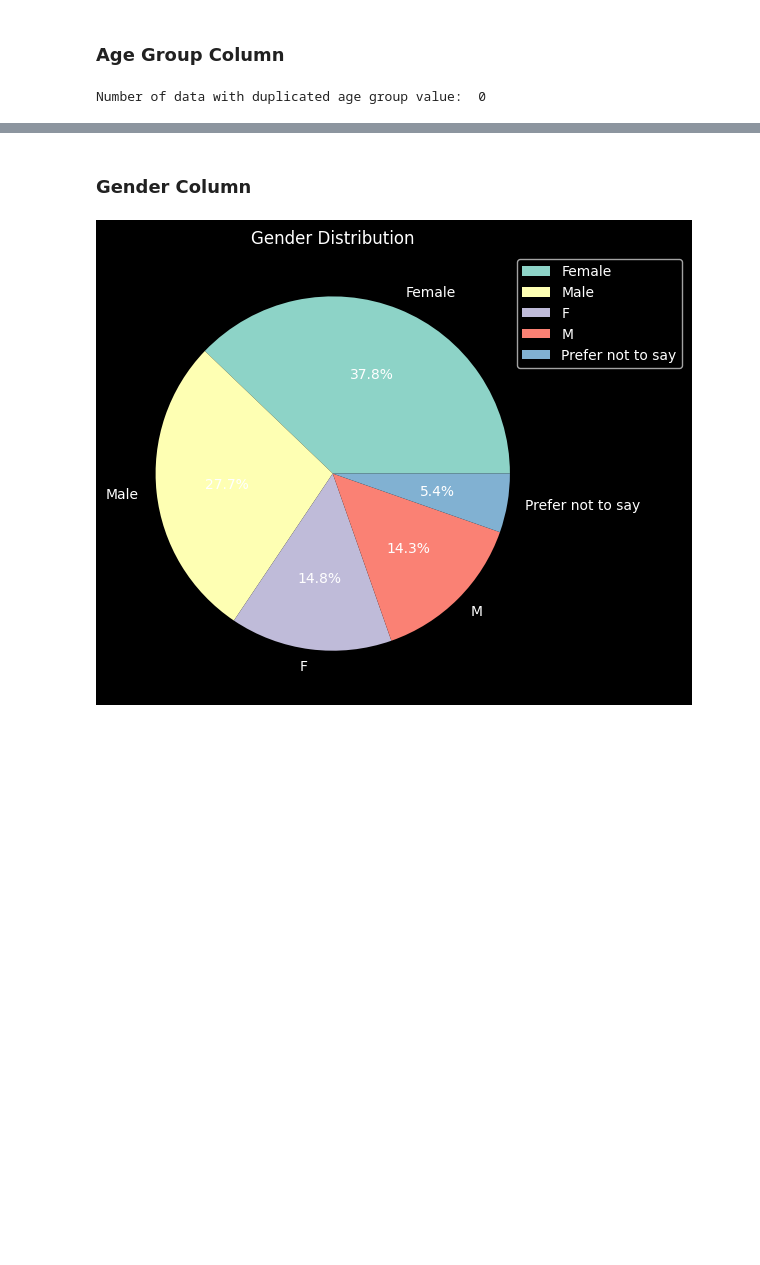
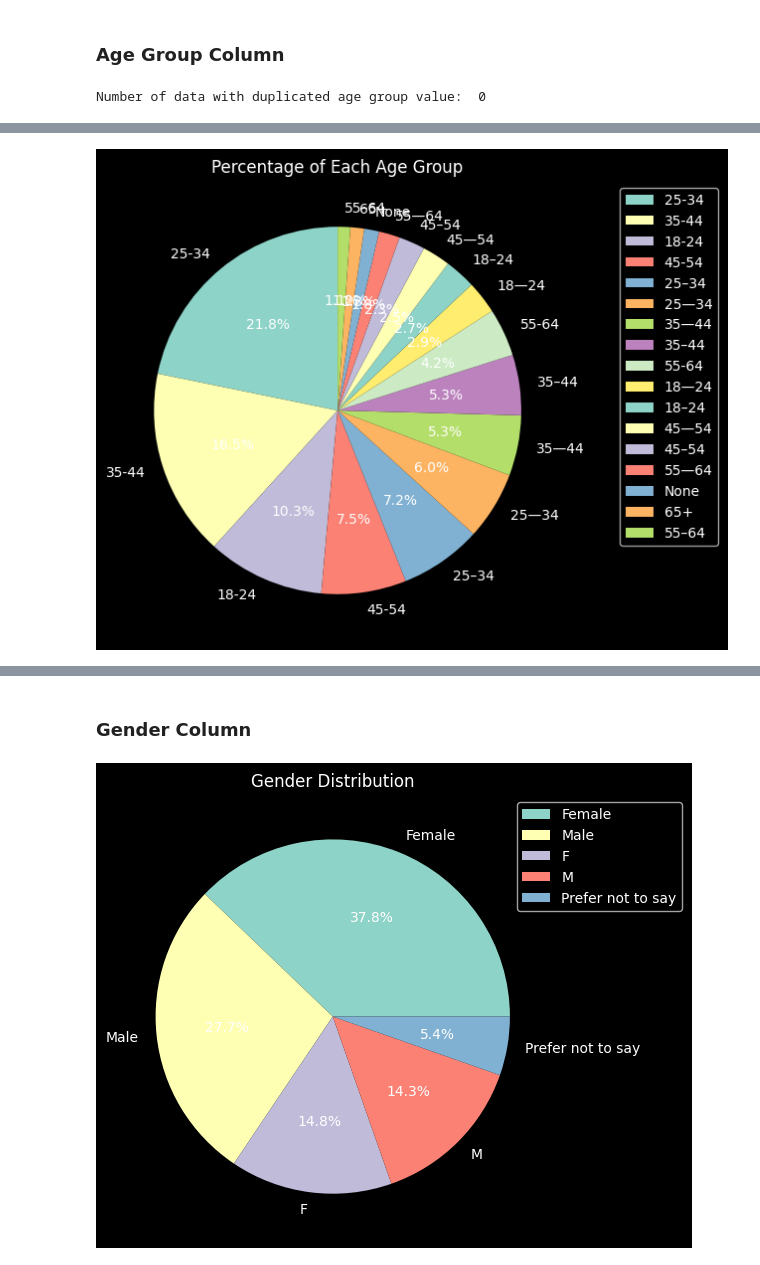
Before and after one commit to trandat9h/retail-sale-data-processing, a Jupyter notebook: Processing.ipynb, the cells around one changed output, grey strips where cells are left out. Cells and saved outputs as stored; diff of their text form; code cells hidden in the pictures; blank space fills up the shorter version.

Commit message:
Add some simple visualisation

```diff
--- a/Processing.ipynb
+++ b/Processing.ipynb
@@ -344,0 +345,18 @@ customer_detail_df.sample(5)
+# %%
+def visualise_age_group(_df: pd.DataFrame):
+    # Count the occurrences of each Age Group
+    age_counts = _df['Age Group'].value_counts()
+
+    # Plot pie chart
+    plt.figure(figsize=(6,6))
+    plt.pie(age_counts, labels=age_counts.index, autopct='%1.1f%%', startangle=90)
+
+    plt.legend(age_counts.index, title="Age Groups", loc="best")
+    plt.legend(age_counts.index, loc="upper left", bbox_to_anchor=(1.1, 1))
+
+    plt.title('Percentage of Each Age Group')
+    plt.show()
+
+visualise_age_group(customer_detail_df)
+# %% [output]
+[figure, added]
```
Also changed, not shown: parts of 14 cells of this notebook.
